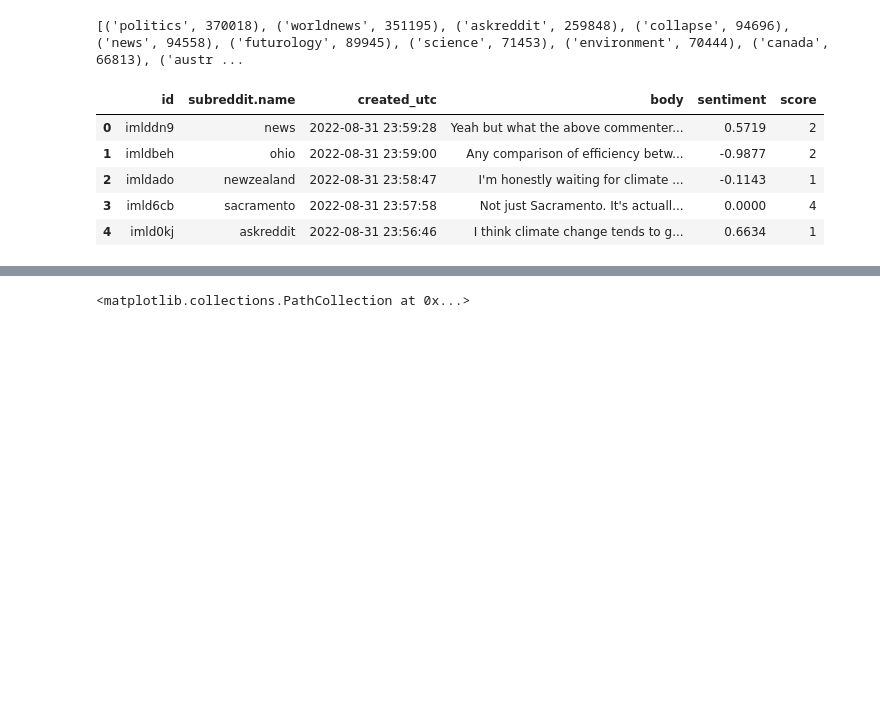
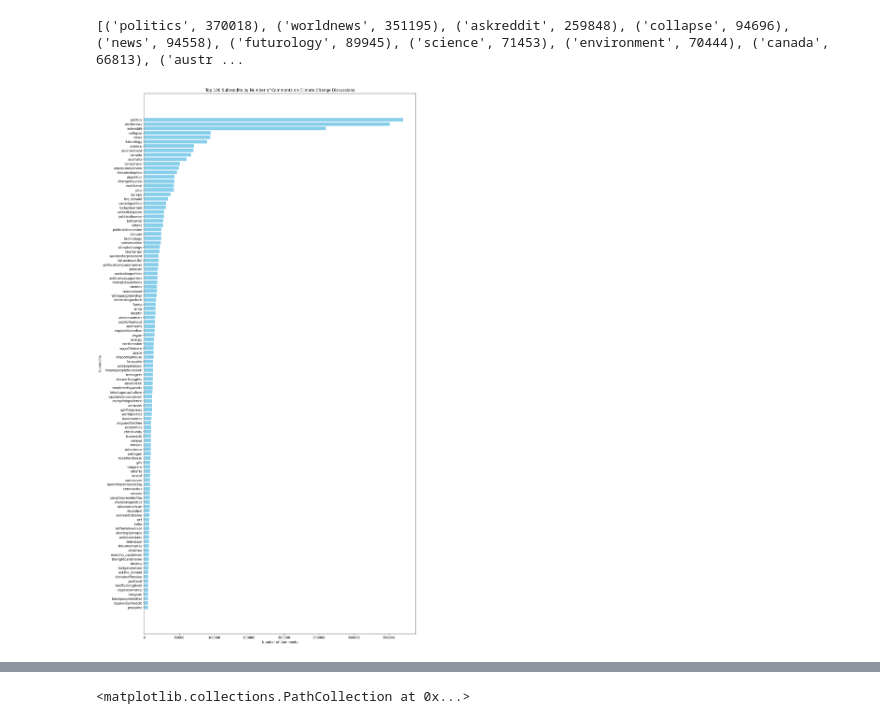
Before and after one commit to jimenasalinas/RedditGoesGreen, a Jupyter notebook: harsh_eda.ipynb, the cells around one changed output, grey strips where cells are left out. Drawn from its saved outputs; the diff is of its cells as text; code cells hidden in the pictures; blank space fills up the shorter version.

```diff
--- a/harsh_eda.ipynb
+++ b/harsh_eda.ipynb
@@ -66,0 +92,14 @@ comments.head()
+# %%
+# Clean the text
+import re
+def clean_text(text):
+    # Removing URLs
+    text = re.sub(r'http\S+|www\S+|https\S+', '', text, flags=re.MULTILINE)
+    # Convert to lowercase
+    text = text.lower()
+    # Remove punctuation and special characters
+    text = re.sub(r'[\.\,\'\"\!\?\:\;\-\_]', '', text)
+    return text
+
+comments['body'] = comments['body'].apply(clean_text)
+comments
@@ -98,22 +175,30 @@ subreddits
  ('singaporeraw', 71),
  ...]
 # %%
-#Dropping subreddits that have less than "threshold" posts
+#Dropping subreddits that have less than "threshold" posts- doing 3000 for now
 sorted_subreddits = sorted(subreddits, key=lambda x: x[1], reverse=True)
 
 def drop_tuples_below_threshold(tuples_list, threshold):
     return [t for t in tuples_list if t[1] >= threshold]
 
-sorted_subreddits_3000 = drop_tuples_below_threshold(sorted_subreddits, 3000)
+sorted_subreddits_3000 = drop_tuples_below_threshold(sorted_subreddits, 5000)
 print(sorted_subreddits_3000)
 # %% [output]
 [('politics', 370018), ('worldnews', 351195), ('askreddit', 259848), ('collapse', 94696), ('news', 94558), ('futurology', 89945), ('science', 71453), ('environment', 70444), ('canada', 66813), ('austr ...
-# %%
-comments['created_utc'] = pd.to_datetime(comments['created_utc'], unit='s')
-# %% [output]
-|  | id | subreddit.name | created_utc | body | sentiment | score |
-| 0 | imlddn9 | news | 2022-08-31 23:59:28 | Yeah but what the above commenter... | 0.5719 | 2 |
-| 1 | imldbeh | ohio | 2022-08-31 23:59:00 | Any comparison of efficiency betw... | -0.9877 | 2 |
-| 2 | imldado | newzealand | 2022-08-31 23:58:47 | I'm honestly waiting for climate ... | -0.1143 | 1 |
-| 3 | imld6cb | sacramento | 2022-08-31 23:57:58 | Not just Sacramento. It's actuall... | 0.0000 | 4 |
-| 4 | imld0kj | askreddit | 2022-08-31 23:56:46 | I think climate change tends to g... | 0.6634 | 1 |
+# %%
+sorted_subreddits_100 = sorted(sorted_subreddits_3000, key=lambda x: x[1], reverse=True)[:100]
+
+# Extracting subreddits and their corresponding number of comments for the top 100
+top_subreddits = [item[0] for item in sorted_subreddits_3000]
+top_comments = [item[1] for item in sorted_subreddits_3000]
+
+# Plotting the data for the top 100 subreddits
+plt.figure(figsize=(15, 30))
+plt.barh(top_subreddits, top_comments, color='skyblue')
+plt.xlabel('Number of Comments')
+plt.ylabel('Subreddits')
+plt.title('Top 100 Subreddits by Number of Comments on Climate Change Discussions')
+plt.gca().invert_yaxis()  # To display the highest value at the top
+plt.show()
+# %% [output]
+[figure, added]
```
Also changed, not shown: parts of 36 cells of this notebook.
